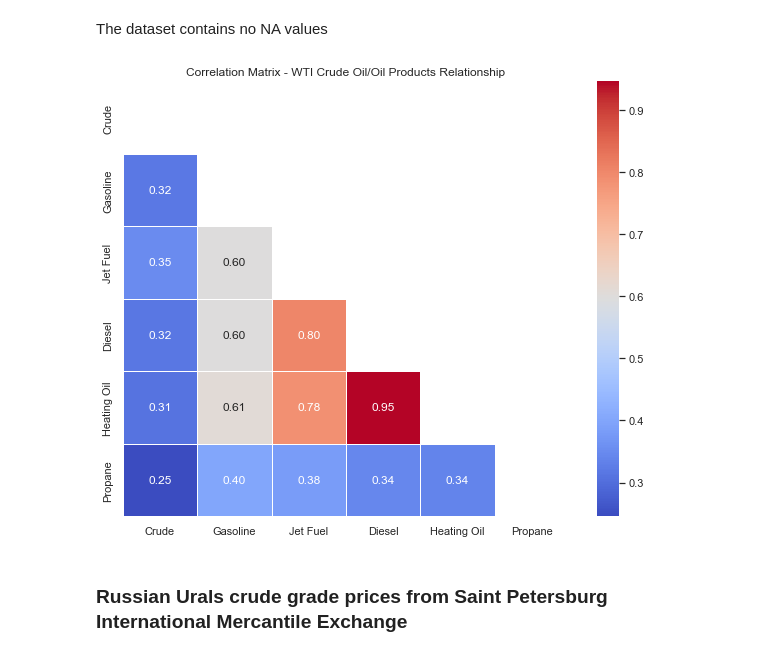
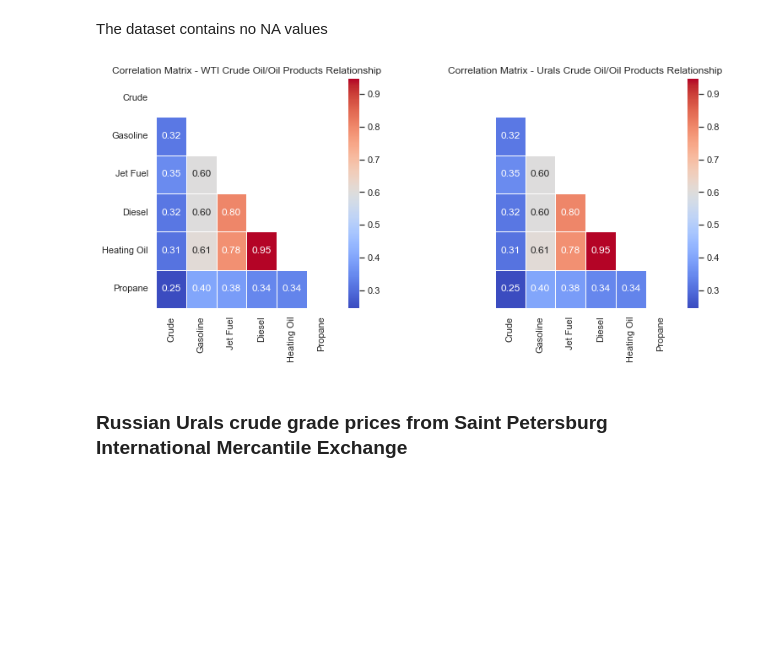
Before and after one commit to timdanilov/capstone-project, a Jupyter notebook: capstone.ipynb, the cells around one changed output. Saved outputs shown, nothing was run; the diff lists cells and outputs as text; code cells hidden in the pictures; blank space fills up the shorter version.

```diff
--- a/capstone.ipynb
+++ b/capstone.ipynb
@@ -147,3 +147,24 @@ Date
 2019-01-01  50.62     1.600     1.597   1.748        1.670    0.592
 
 [1248 rows x 6 columns]
+# %%
+urals_df = pd.read_csv('data/Crude Oil Urals Europe CFR Spot Historical Data.csv', delimiter=';')
+urals_df = urals_df[['Date', 'Crude']]
+
+drop_indices = np.random.choice(urals_df.index, 32, replace=False)
+df_subset = urals_df.drop(drop_indices)
+
+correlations = wti_df.corr()
+
+
+
+# correlations = correlations.drop('Crude')
+for product, correlation in correlations.items():
+    # Use the correlation to simulate data for Brent based on the product in df_wti
+    simulated_data = wti_df[product] * correlation + np.random.normal(scale=0.1, size=len(wti_df))
+
+    # Add the simulated data to df_brent
+    df_subset[product] = simulated_data
+
+# Display the updated df_brent DataFrame
+print(df_subset)
@@ -246,7 +285,7 @@ def plot_corr_matrix(dfs):
 
   sns.set_theme(style="white")
 
-  fig, axes = plt.subplots(1, num_plots, figsize=(5 * num_plots, 5))
+  fig, axes = plt.subplots(1, num_plots, figsize=(6 * num_plots, 5), sharey=True, gridspec_kw={'wspace': 0.5})
 
   for i, df in enumerate(dfs):
     # Calculate the correlation matrix
@@ -337,10 +376,10 @@ Urals
 | 2023-10-24 | 0.052642 | 0.046001 | 0.036974 | 0.030735 | 0.031285 | 0.047771 |
 # %% [markdown]
 The dataset contains no NA values
-# %%
-corr_matrix(urals_returns_df)
-# %% [output]
-[figure, removed]
+# %%
+plot_corr_matrix([wti_returns_df, urals_returns_df])
+# %% [output]
+[figure, added]
 # %% [markdown]
 ### Russian Urals crude grade prices from Saint Petersburg International Mercantile Exchange
 # %%
```
Also changed, not shown: parts of 2 cells of this notebook.
